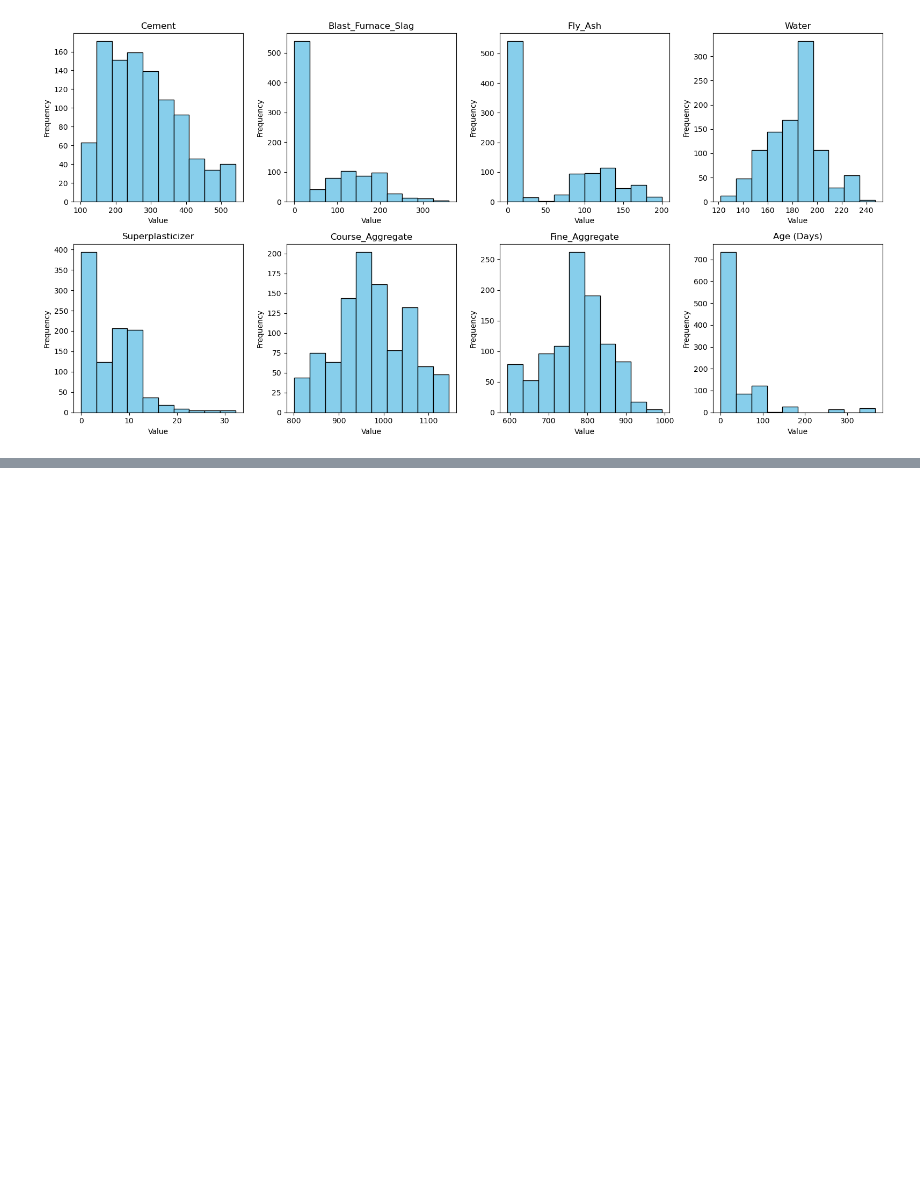
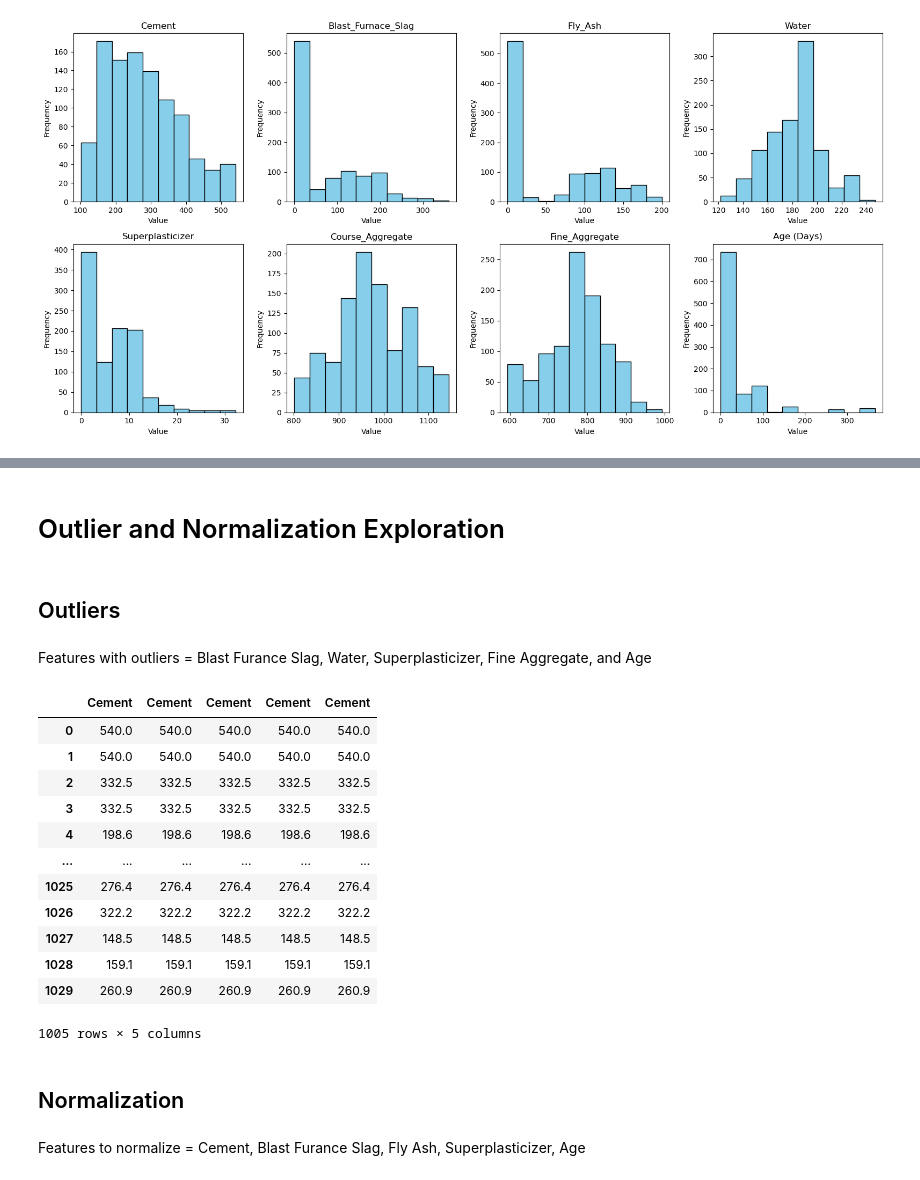
Before and after one commit to SBangarh/Concrete-Strength-Analysis, a Jupyter notebook: analysis.ipynb, the cells around one changed output, grey strips where cells are left out. Saved outputs shown, nothing was run; the diff lists cells and outputs as text; code cells hidden in the pictures; blank space fills up the shorter version.

```diff
--- a/analysis.ipynb
+++ b/analysis.ipynb
@@ -159,0 +206,33 @@ make_histogram(data, 2, 4, (16, 8))
+# %% [markdown]
+# Outlier and Normalization Exploration
+# %% [markdown]
+## Outliers
+# %% [markdown]
+Features with outliers = Blast Furance Slag, Water, Superplasticizer, Fine Aggregate, and Age
+# %%
+#function to create multiple copies of df
+def make_copies(dataframe, feature, num_copies):
+    new_df = pd.concat([dataframe[feature]] * num_copies, axis=1)
+    new_df.columns = ['Original', 'win1', 'win2', 'win3']
+    return new_df
+# %%
+#make copies
+blast_furnace = make_copies(data, 'Blast_Furnace_Slag', 5)
+water = make_copies(data, 'Water', 5)
+superplasticizer = make_copies(data, 'Superplasticizer', 5)
+fine_aggregate = make_copies(data, 'Fine_Aggregate', 5)
+age = make_copies(data, 'Age (Days)', 5)
+# %% [output]
+|  | Cement | Cement | Cement | Cement | Cement |
+| 0 | 540.0 | 540.0 | 540.0 | 540.0 | 540.0 |
+| 1 | 540.0 | 540.0 | 540.0 | 540.0 | 540.0 |
+| 2 | 332.5 | 332.5 | 332.5 | 332.5 | 332.5 |
+| 3 | 332.5 | 332.5 | 332.5 | 332.5 | 332.5 |
+| 4 | 198.6 | 198.6 | 198.6 | 198.6 | 198.6 |
+| ... | ... | ... | ... | ... | ... |
+| 1025 | 276.4 | 276.4 | 276.4 | 276.4 | 276.4 |
+| 1026 | 322.2 | 322.2 | 322.2 | 322.2 | 322.2 |
+| 1027 | 148.5 | 148.5 | 148.5 | 148.5 | 148.5 |
+| 1028 | 159.1 | 159.1 | 159.1 | 159.1 | 159.1 |
+| 1029 | 260.9 | 260.9 | 260.9 | 260.9 | 260.9 |
+1005 rows × 5 columns
@@ -159,0 +253,4 @@ make_histogram(data, 2, 4, (16, 8))
+# %% [markdown]
+## Normalization
+# %% [markdown]
+Features to normalize = Cement, Blast Furance Slag, Fly Ash, Superplasticizer, Age
```
Also changed, not shown: parts of 12 cells of this notebook, 1 other file.
